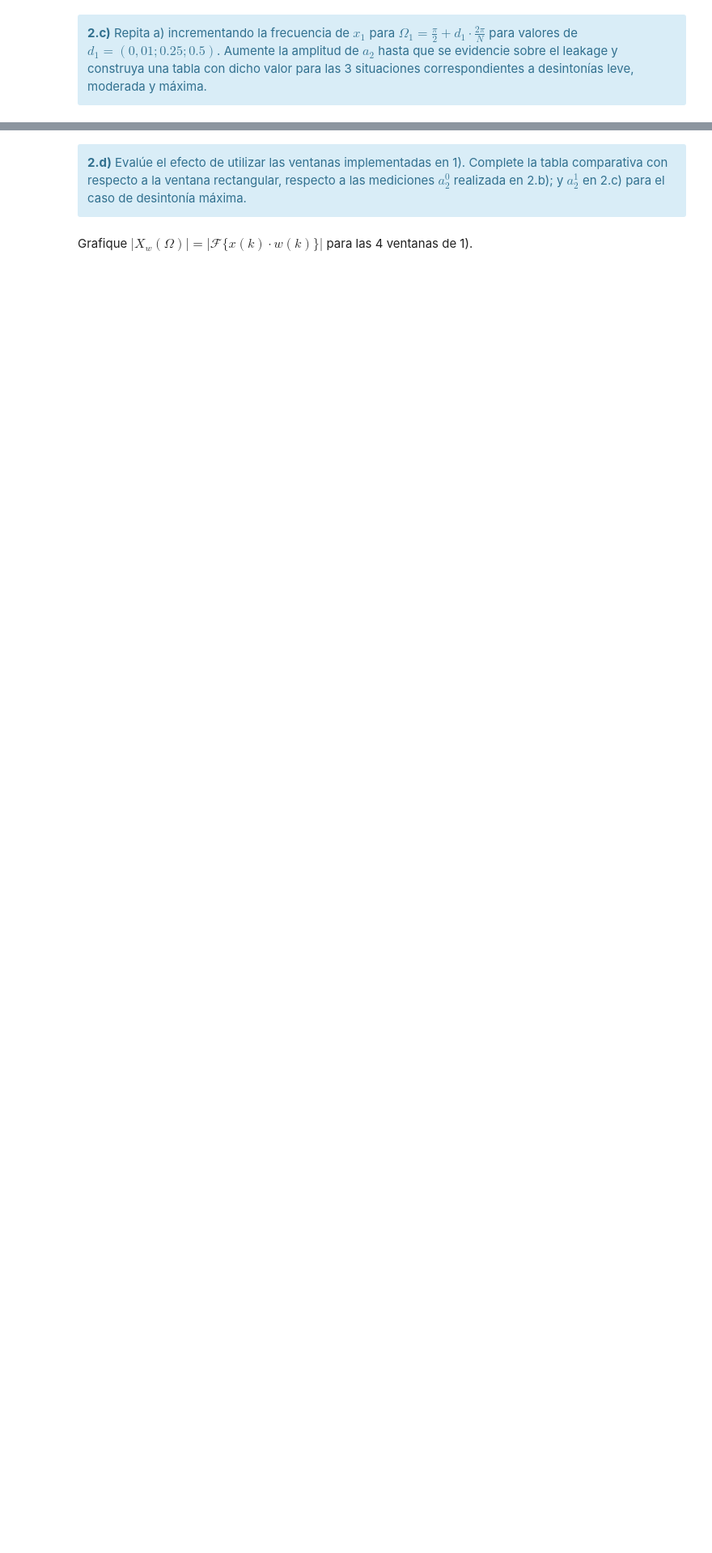
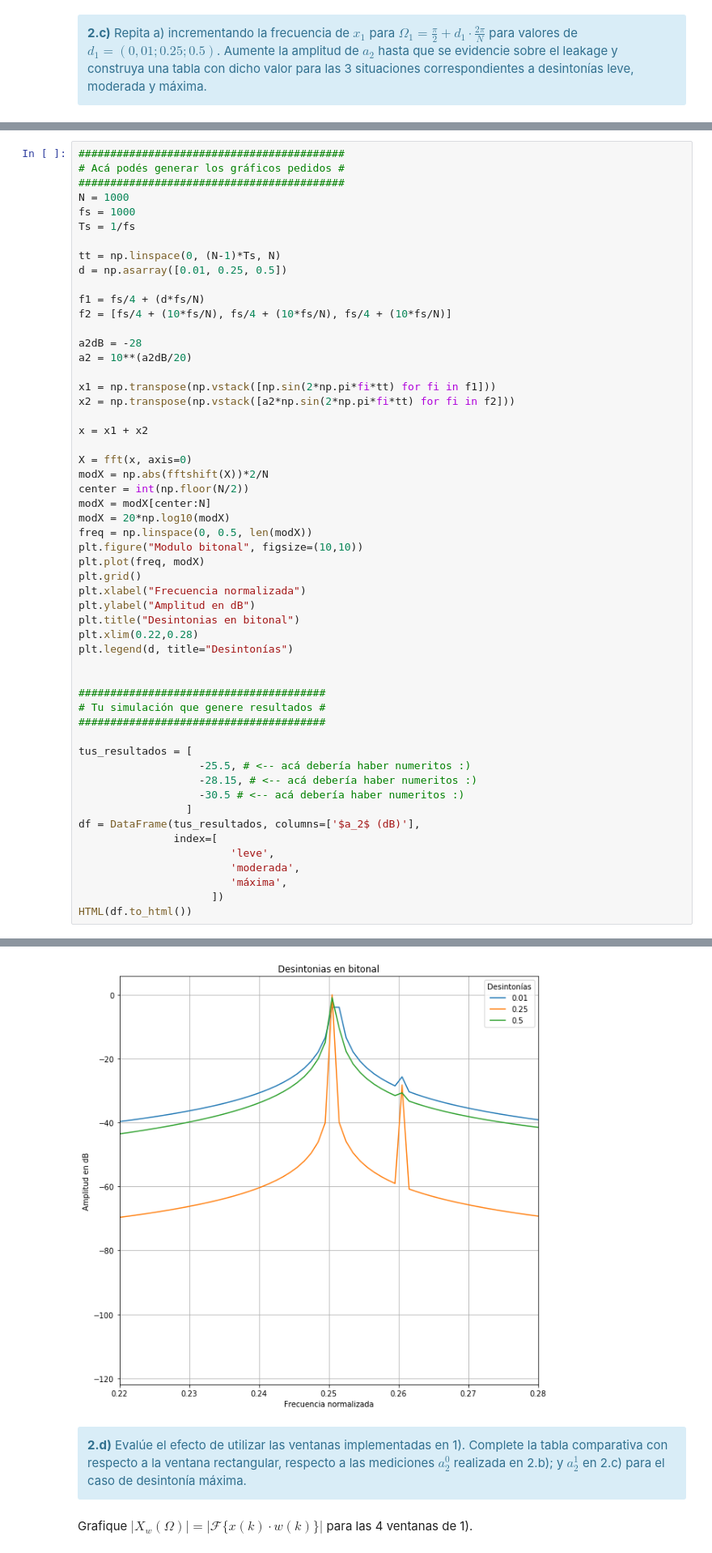
Before and after one commit to fgerce/DSP, a Jupyter notebook: TP2 - Ventanas.ipynb, the cells around one changed output, grey strips where cells are left out. Shown: that part at 81% size. Drawn from its saved outputs; the diff is of its cells as text; blank space fills up the shorter version.

```diff
--- a/TP2 - Ventanas.ipynb
+++ b/TP2 - Ventanas.ipynb
@@ -271,0 +276,55 @@ HTML(df.to_html())
+# %%
+##########################################
+# Acá podés generar los gráficos pedidos #
+##########################################
+N = 1000
+fs = 1000
+Ts = 1/fs
+
+tt = np.linspace(0, (N-1)*Ts, N)
+d = np.asarray([0.01, 0.25, 0.5])
+
+f1 = fs/4 + (d*fs/N)
+f2 = [fs/4 + (10*fs/N), fs/4 + (10*fs/N), fs/4 + (10*fs/N)]
+
+a2dB = -28
+a2 = 10**(a2dB/20)
+
+x1 = np.transpose(np.vstack([np.sin(2*np.pi*fi*tt) for fi in f1]))
+x2 = np.transpose(np.vstack([a2*np.sin(2*np.pi*fi*tt) for fi in f2]))
+
+x = x1 + x2
+
+X = fft(x, axis=0)
+modX = np.abs(fftshift(X))*2/N
+center = int(np.floor(N/2))
+modX = modX[center:N]
+modX = 20*np.log10(modX)
+freq = np.linspace(0, 0.5, len(modX))
+plt.figure("Modulo bitonal", figsize=(10,10))
+plt.plot(freq, modX)
+plt.grid()
+plt.xlabel("Frecuencia normalizada")
+plt.ylabel("Amplitud en dB")
+plt.title("Desintonias en bitonal")
+plt.xlim(0.22,0.28)
+plt.legend(d, title="Desintonías")
+
+
+#######################################
+# Tu simulación que genere resultados #
+#######################################
+
+tus_resultados = [
+                   -25.5, # <-- acá debería haber numeritos :)
+                   -28.15, # <-- acá debería haber numeritos :)
+                   -30.5 # <-- acá debería haber numeritos :)
+                 ]
+df = DataFrame(tus_resultados, columns=['$a_2$ (dB)'],
+               index=[
+                        'leve',
+                        'moderada',
+                        'máxima',
+                     ])
+HTML(df.to_html())
+# %% [output]
@@ -272,3 +335,4 @@ HTML(df.to_html())
+[figure, added]
 # %% [markdown]
 <div class="alert alert-block alert-info">
 <b>2.d)</b> Evalúe el efecto de utilizar las ventanas implementadas en 1). Complete la tabla comparativa con respecto a la ventana rectangular, respecto a las mediciones $a^0_2$ realizada en 2.b); y $a^1_2$ en 2.c) para el caso de desintonía máxima.
```
Also changed, not shown: parts of 9 cells of this notebook, 3 other files.
